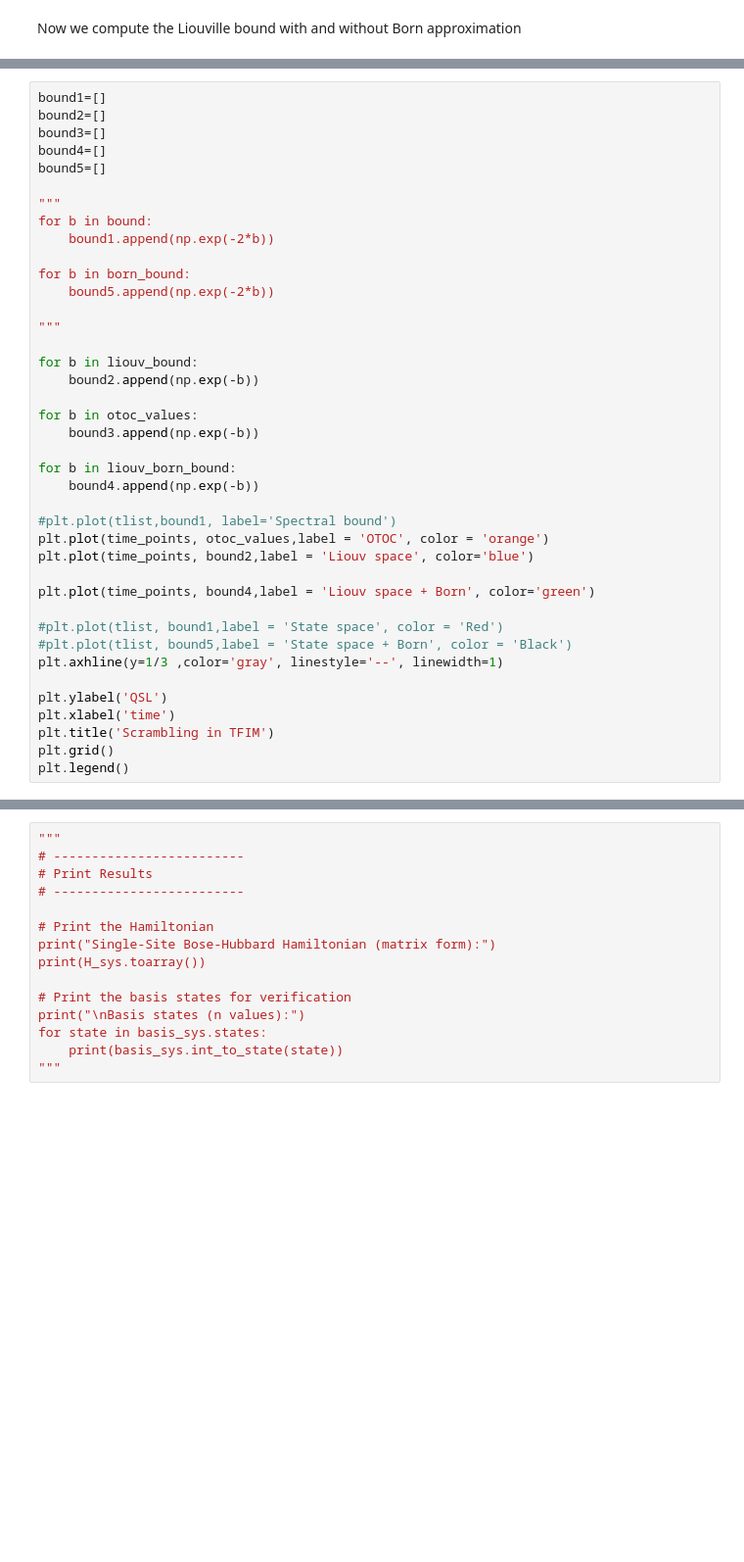
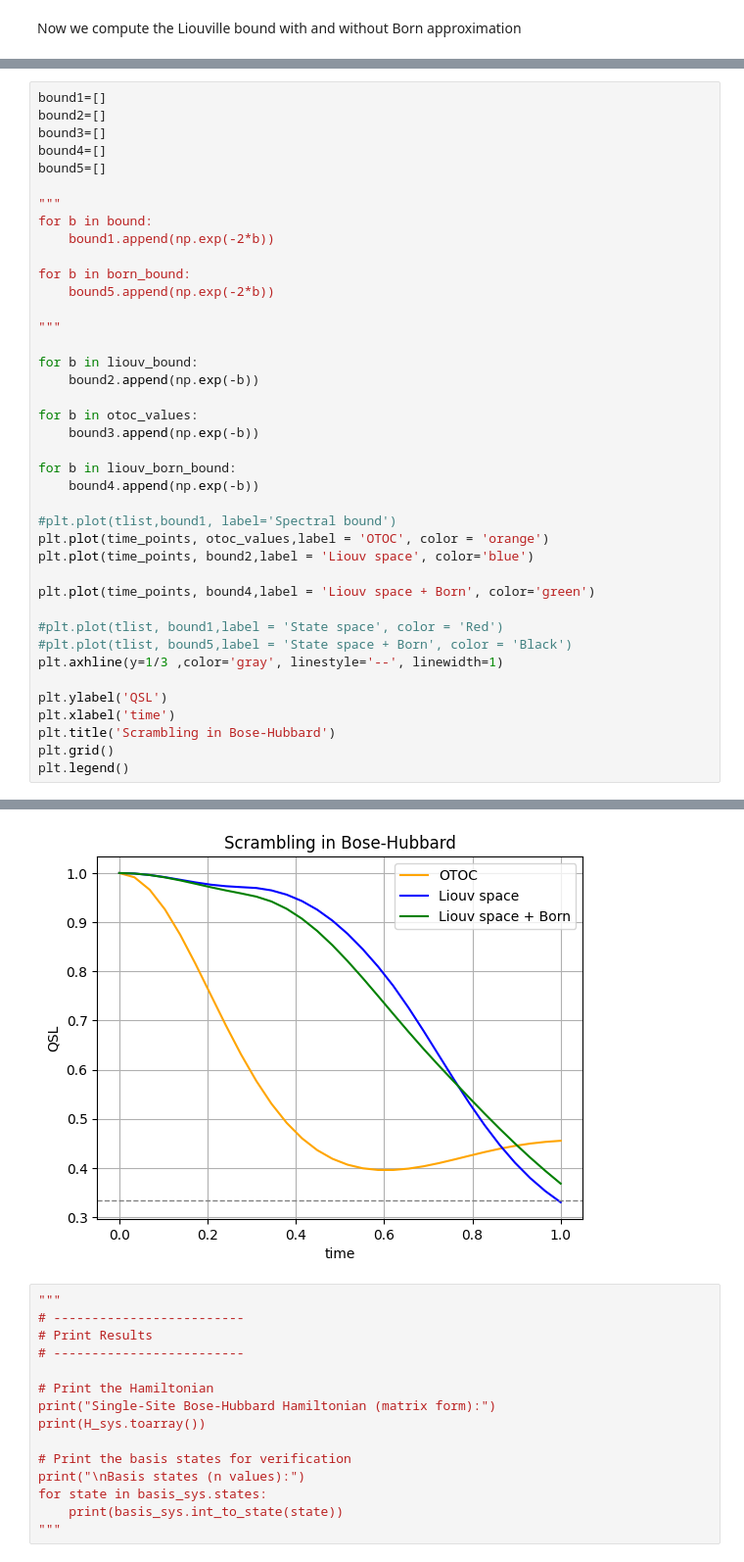
Before and after one commit to tripathydevjyoti/OpenQSL, a Jupyter notebook: open_bh_qsl.ipynb, the cells around one changed output, grey strips where cells are left out. Shown: that part at 98% size. Drawn from its saved outputs; the diff is of its cells as text; blank space fills up the shorter version.

```diff
--- a/open_bh_qsl.ipynb
+++ b/open_bh_qsl.ipynb
@@ -463,6 +470,7 @@ plt.axhline(y=1/3 ,color='gray', linestyle='--', linewidth=1)
 
 plt.ylabel('QSL')
 plt.xlabel('time')
-plt.title('Scrambling in TFIM')
+plt.title('Scrambling in Bose-Hubbard')
 plt.grid()
 plt.legend()
+# %% [output]
@@ -469,3 +478,4 @@ plt.legend()
+[figure, added]
 # %%
 """
 # -------------------------
```
Also changed, not shown: parts of 4 cells of this notebook.
